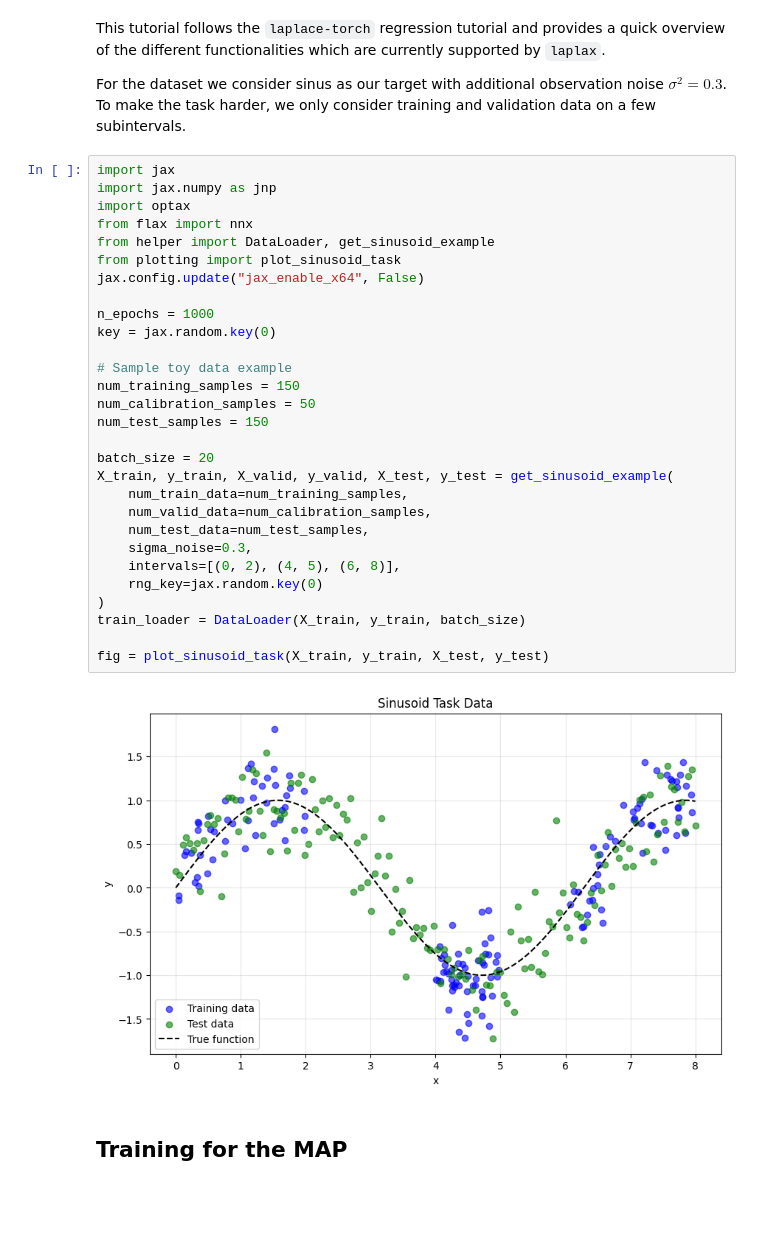
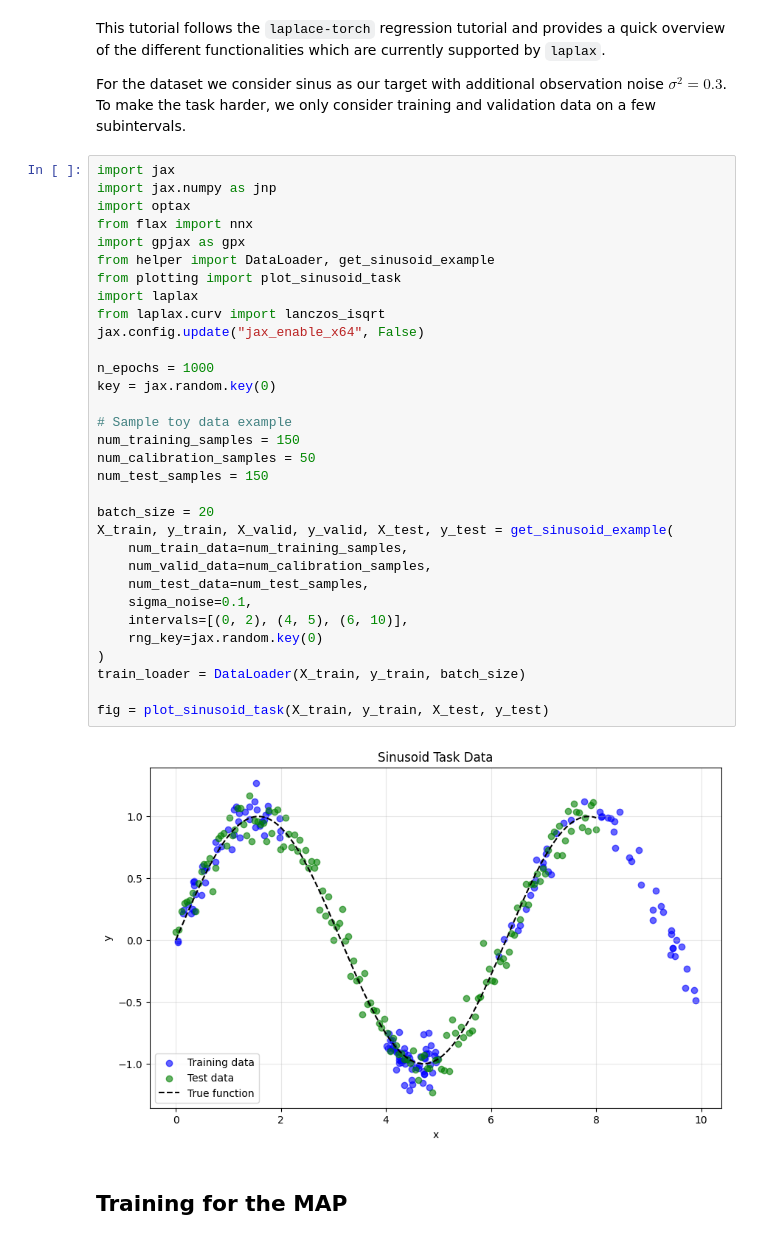
Before and after one commit to lenardrommel/laplax, a Jupyter notebook: examples/0001_laplax_for_regression.ipynb, the cells around one changed output. Cells and saved outputs as stored; diff of their text form; blank space fills up the shorter version.

```diff
--- a/examples/0001_laplax_for_regression.ipynb
+++ b/examples/0001_laplax_for_regression.ipynb
@@ -7,34 +7,37 @@ For the dataset we consider sinus as our target with additional observation nois
 # %%
 import jax
 import jax.numpy as jnp
 import optax
 from flax import nnx
+import gpjax as gpx
 from helper import DataLoader, get_sinusoid_example
 from plotting import plot_sinusoid_task
+import laplax
+from laplax.curv import lanczos_isqrt
 jax.config.update("jax_enable_x64", False)
 
 n_epochs = 1000
 key = jax.random.key(0)
 
 # Sample toy data example
 num_training_samples = 150
 num_calibration_samples = 50
 num_test_samples = 150
 
 batch_size = 20
 X_train, y_train, X_valid, y_valid, X_test, y_test = get_sinusoid_example(
     num_train_data=num_training_samples,
     num_valid_data=num_calibration_samples,
     num_test_data=num_test_samples,
-    sigma_noise=0.3,
-    intervals=[(0, 2), (4, 5), (6, 8)],
+    sigma_noise=0.1,
+    intervals=[(0, 2), (4, 5), (6, 10)],
     rng_key=jax.random.key(0)
 )
 train_loader = DataLoader(X_train, y_train, batch_size)
 
 fig = plot_sinusoid_task(X_train, y_train, X_test, y_test)
 # %% [output]
-[figure, old version]
+[figure, new version]
 # %% [markdown]
 ## Training for the MAP
 # %% [markdown]
```
Also changed, not shown: parts of 20 cells of this notebook, 34 other files.
